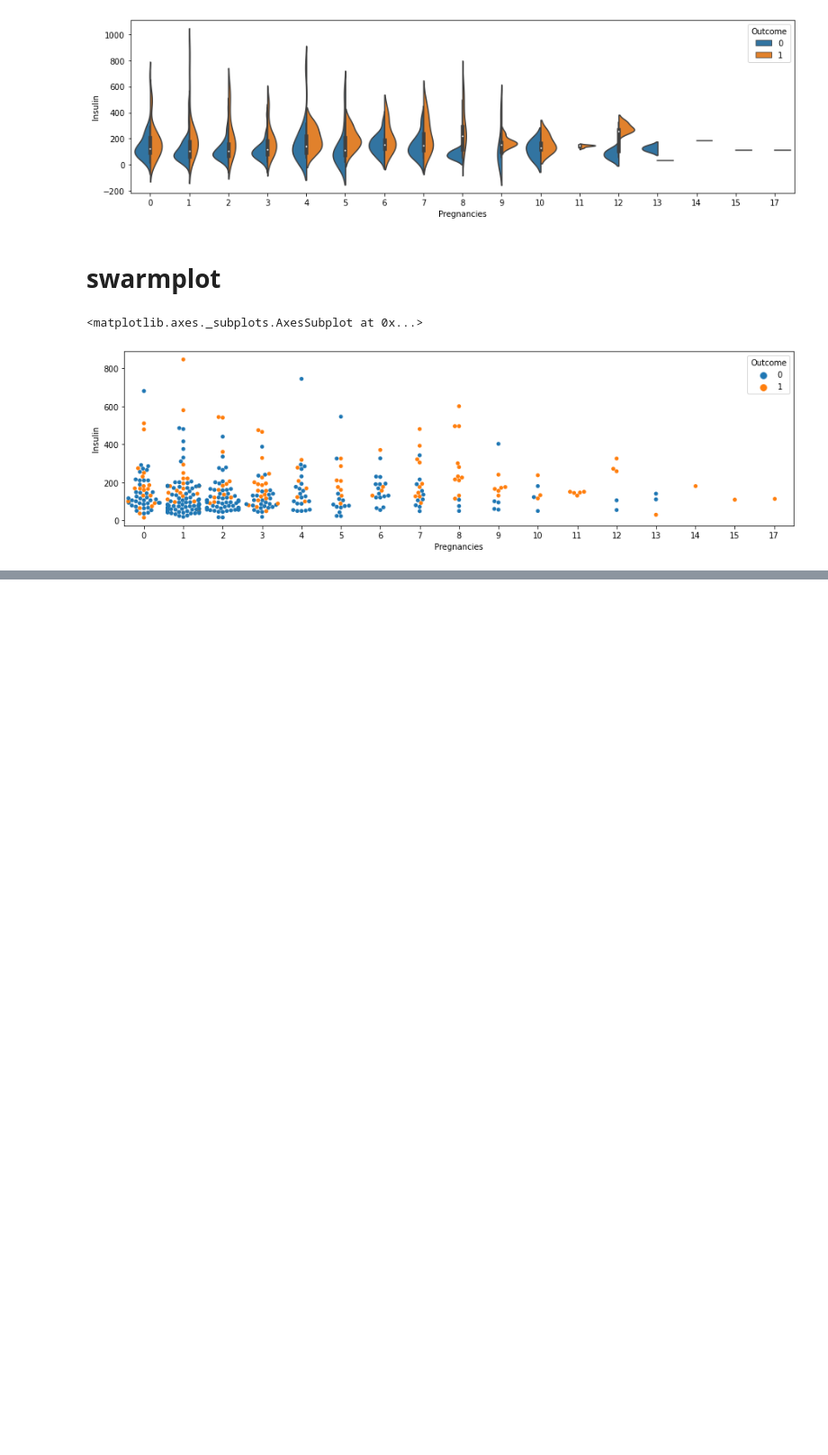
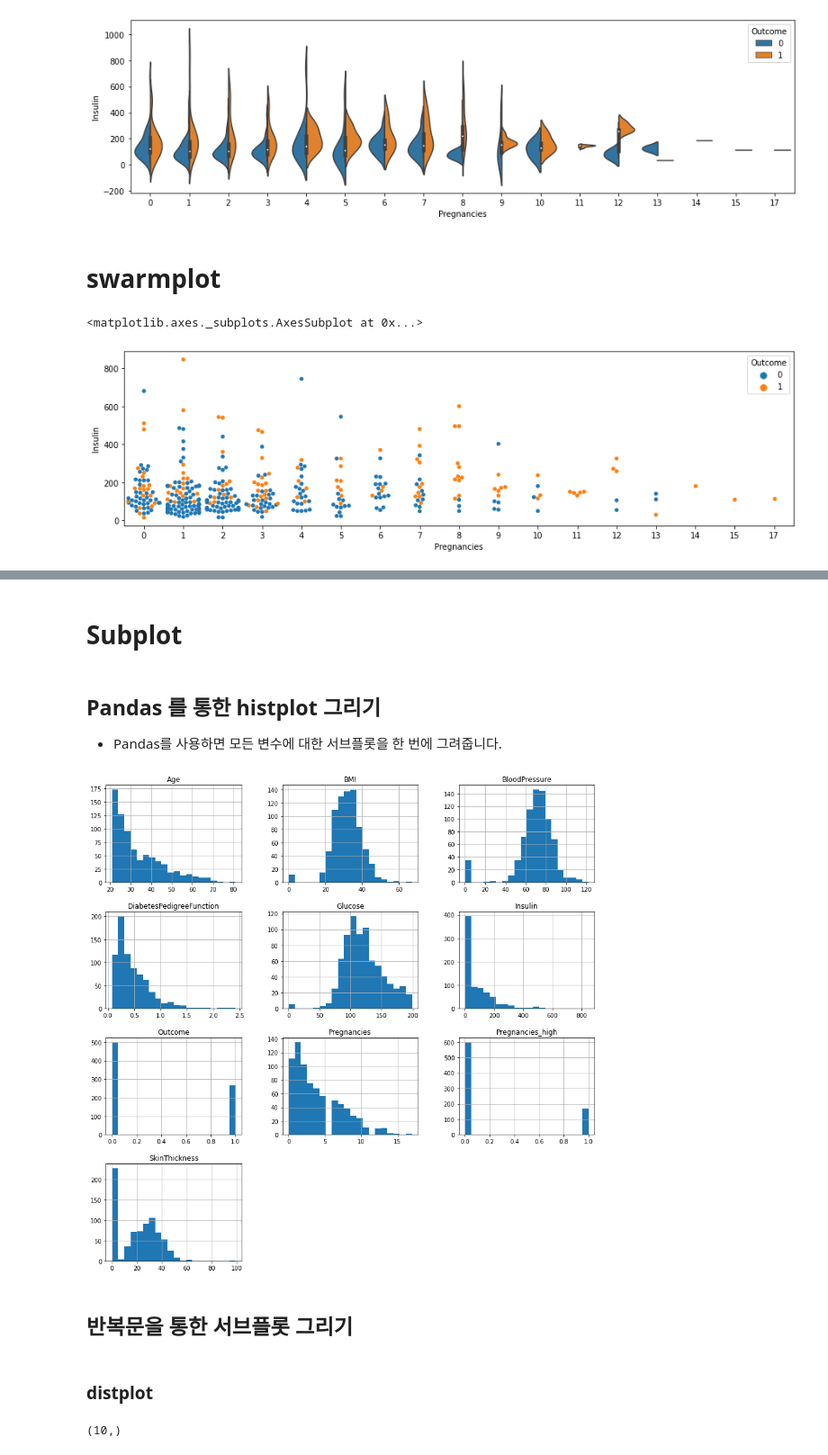
Before and after one commit to baesku789/jupyter, a Jupyter notebook: pima-diabetes-eda.ipynb, the cells around one changed output, grey strips where cells are left out. Shown at 90% size. Drawn from its saved outputs; the diff is of its cells as text; code cells hidden in the pictures; blank space fills up the shorter version.

```diff
--- a/pima-diabetes-eda.ipynb
+++ b/pima-diabetes-eda.ipynb
@@ -339,0 +364,20 @@ sns.swarmplot(data=df[df["Insulin"] > 0],
+# %% [markdown]
+# Subplot
+# %% [markdown]
+## Pandas 를 통한 histplot 그리기
+   + Pandas를 사용하면 모든 변수에 대한 서브플롯을 한 번에 그려줍니다.
+# %%
+df["Pregnancies_high"] = df["Pregnancies_high"].astype(int)
+h = df.hist(figsize=(15,15), bins=20)
+# %% [output]
+[figure, added]
+# %% [markdown]
+## 반복문을 통한 서브플롯 그리기
+# %% [markdown]
+### distplot
+# %%
+# 컬럼의 수 만큼 for 문을 만들어서 서브플롯으로 시각화를 합니다.
+col_nm = df.columns.shape
+col_nm
+# %% [output]
+(10,)
```
Also changed, not shown: parts of 11 cells of this notebook.
